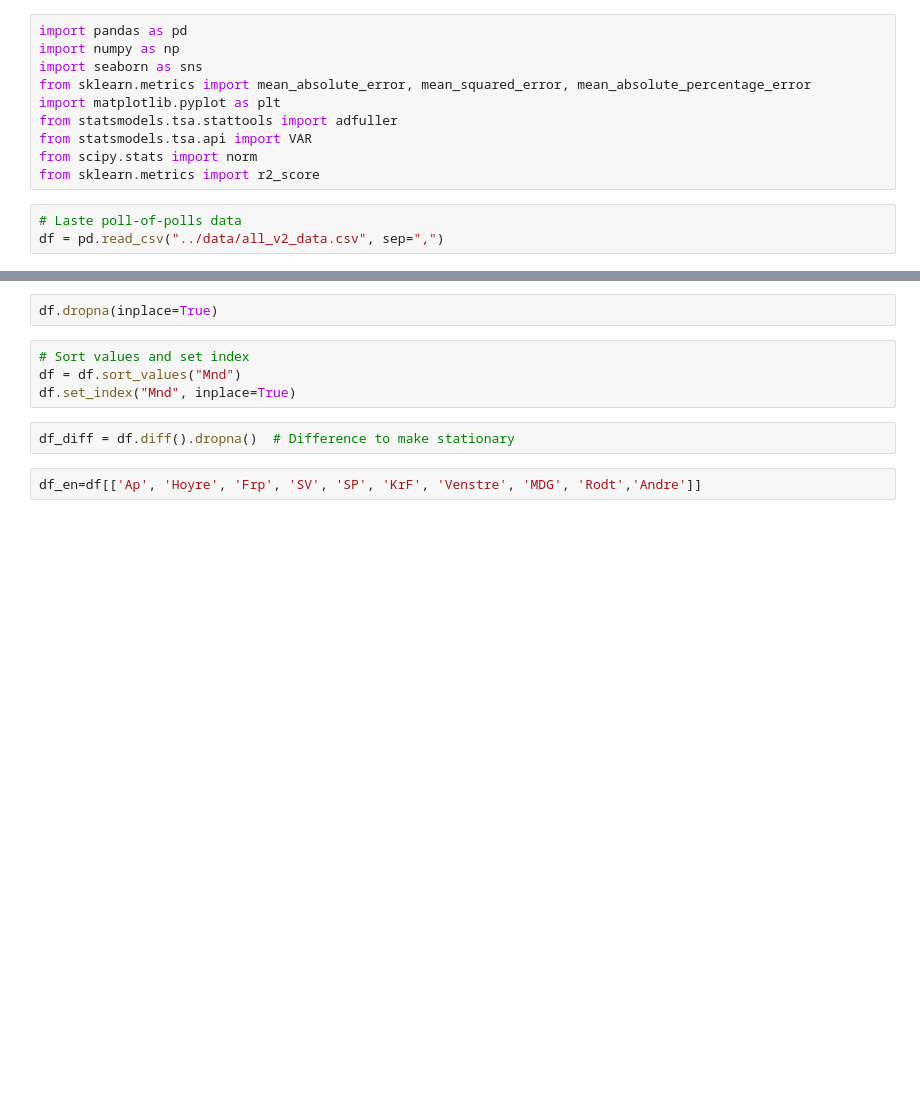
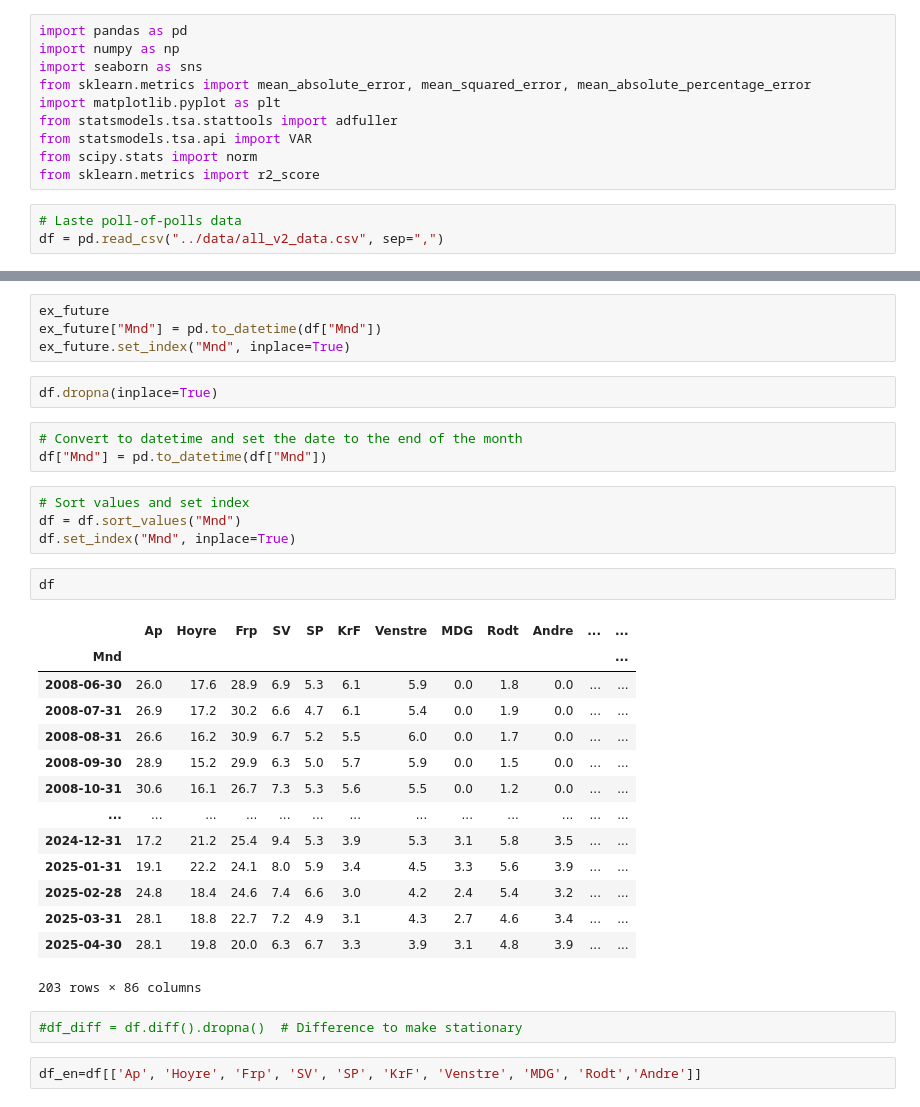
Before and after one commit to jensmorten/onesixtynine, a Jupyter notebook: models/onesixtyninev2.ipynb, the cells around one changed output, grey strips where cells are left out. Saved outputs shown, nothing was run; the diff lists cells and outputs as text; blank space fills up the shorter version.

```diff
--- a/models/onesixtyninev2.ipynb
+++ b/models/onesixtyninev2.ipynb
@@ -14,11 +26,35 @@ df = pd.read_csv("../data/all_v2_data.csv", sep=",")
+# %%
+ex_future
+ex_future["Mnd"] = pd.to_datetime(df["Mnd"])
+ex_future.set_index("Mnd", inplace=True)
 # %%
 df.dropna(inplace=True)
+# %%
+# Convert to datetime and set the date to the end of the month
+df["Mnd"] = pd.to_datetime(df["Mnd"])
 # %%
 # Sort values and set index
 df = df.sort_values("Mnd")
 df.set_index("Mnd", inplace=True)
+# %%
+df
+# %% [output]
+|  | Ap | Hoyre | Frp | SV | SP | KrF | Venstre | MDG | Rodt | Andre | ... | ... |
+| Mnd |  |  |  |  |  |  |  |  |  |  |  | ... |
+| 2008-06-30 | 26.0 | 17.6 | 28.9 | 6.9 | 5.3 | 6.1 | 5.9 | 0.0 | 1.8 | 0.0 | ... | ... |
+| 2008-07-31 | 26.9 | 17.2 | 30.2 | 6.6 | 4.7 | 6.1 | 5.4 | 0.0 | 1.9 | 0.0 | ... | ... |
+| 2008-08-31 | 26.6 | 16.2 | 30.9 | 6.7 | 5.2 | 5.5 | 6.0 | 0.0 | 1.7 | 0.0 | ... | ... |
+| 2008-09-30 | 28.9 | 15.2 | 29.9 | 6.3 | 5.0 | 5.7 | 5.9 | 0.0 | 1.5 | 0.0 | ... | ... |
+| 2008-10-31 | 30.6 | 16.1 | 26.7 | 7.3 | 5.3 | 5.6 | 5.5 | 0.0 | 1.2 | 0.0 | ... | ... |
+| ... | ... | ... | ... | ... | ... | ... | ... | ... | ... | ... | ... | ... |
+| 2024-12-31 | 17.2 | 21.2 | 25.4 | 9.4 | 5.3 | 3.9 | 5.3 | 3.1 | 5.8 | 3.5 | ... | ... |
+| 2025-01-31 | 19.1 | 22.2 | 24.1 | 8.0 | 5.9 | 3.4 | 4.5 | 3.3 | 5.6 | 3.9 | ... | ... |
+| 2025-02-28 | 24.8 | 18.4 | 24.6 | 7.4 | 6.6 | 3.0 | 4.2 | 2.4 | 5.4 | 3.2 | ... | ... |
+| 2025-03-31 | 28.1 | 18.8 | 22.7 | 7.2 | 4.9 | 3.1 | 4.3 | 2.7 | 4.6 | 3.4 | ... | ... |
+| 2025-04-30 | 28.1 | 19.8 | 20.0 | 6.3 | 6.7 | 3.3 | 3.9 | 3.1 | 4.8 | 3.9 | ... | ... |
+203 rows × 86 columns
 # %%
-df_diff = df.diff().dropna()  # Difference to make stationary
+#df_diff = df.diff().dropna()  # Difference to make stationary
 # %%
 df_en=df[['Ap', 'Hoyre', 'Frp', 'SV', 'SP', 'KrF', 'Venstre', 'MDG', 'Rodt','Andre']]
 # %%
```
Also changed, not shown: parts of 13 cells of this notebook.
